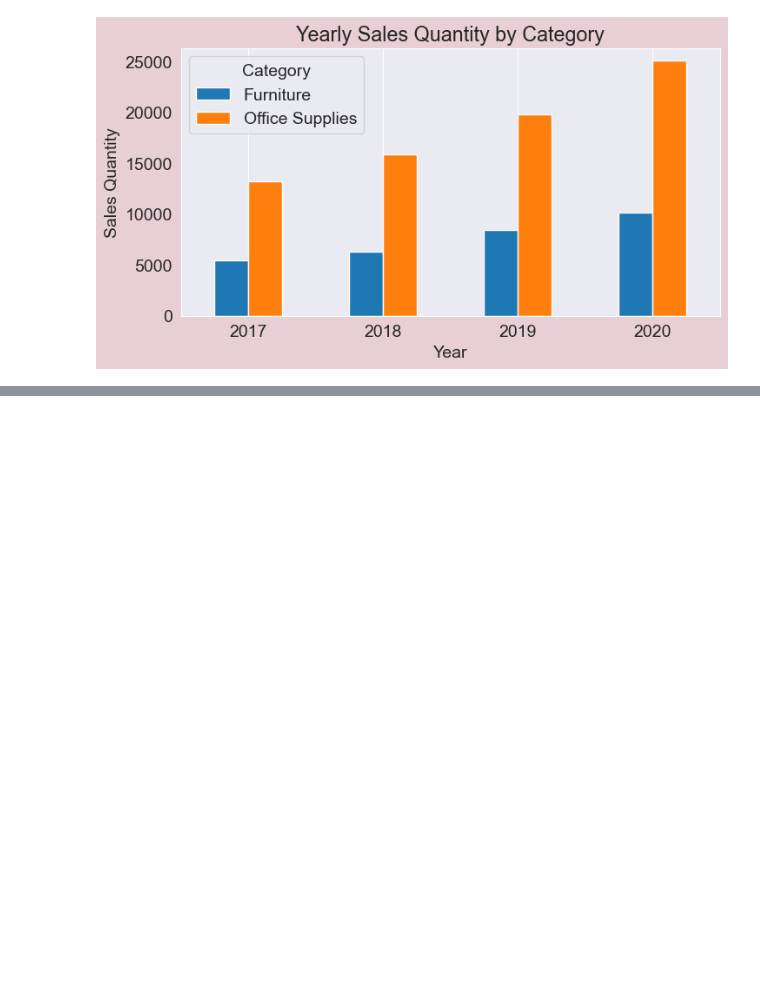
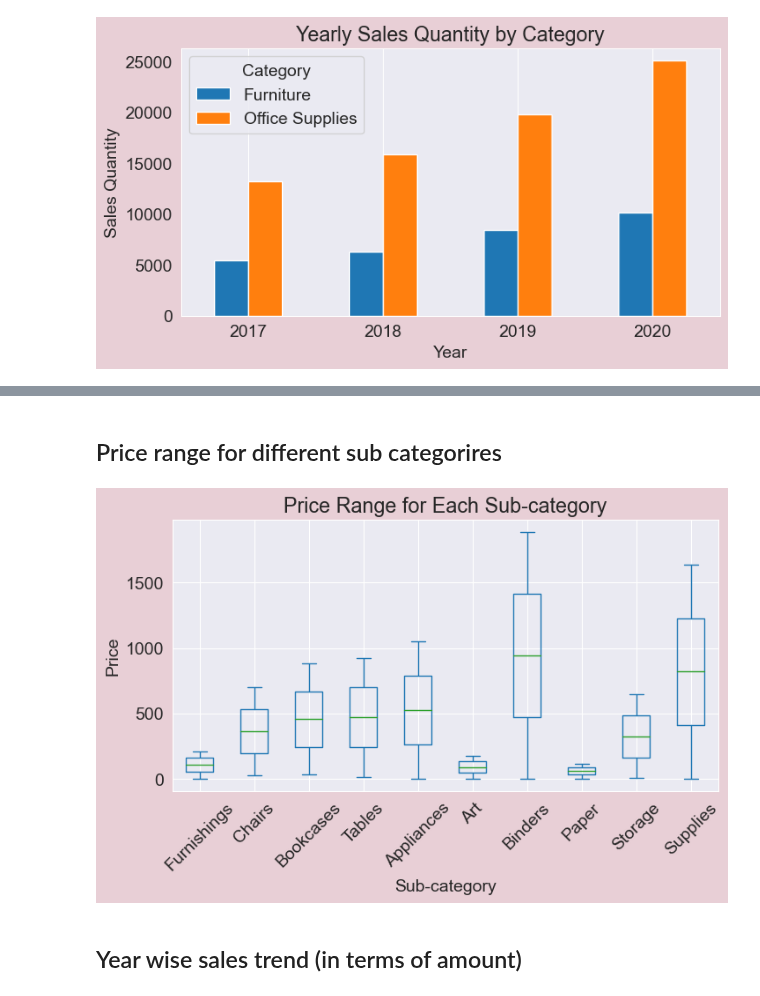
Before and after one commit to SimmiSheetalJain/Uncovering-furniture-sales-insights, a Jupyter notebook: Uncovering-Furniture-Sales-Insights.ipynb, the cells around one changed output, grey strips where cells are left out. Saved outputs shown, nothing was run; the diff lists cells and outputs as text; code cells hidden in the pictures; blank space fills up the shorter version.

```diff
--- a/Uncovering-Furniture-Sales-Insights.ipynb
+++ b/Uncovering-Furniture-Sales-Insights.ipynb
@@ -505,0 +491,14 @@ plt.show();
+# %% [markdown]
+## Price range for different sub categorires
+# %%
+# Plotting the box plot
+price_range_sub_cat.plot(kind='box',figsize=(8, 4));
+plt.title('Price Range for Each Sub-category');
+plt.xlabel('Sub-category');
+plt.ylabel('Price');
+plt.xticks(rotation=45);
+plt.show();
+# %% [output]
+[figure, added]
+# %% [markdown]
+## Year wise sales trend (in terms of amount)
```
Also changed, not shown: parts of 52 cells of this notebook.
